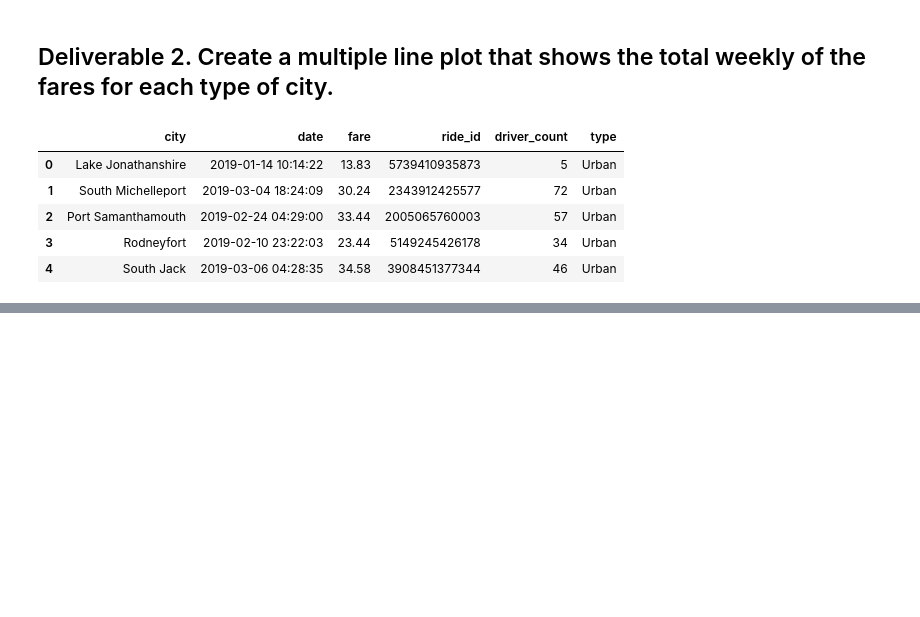
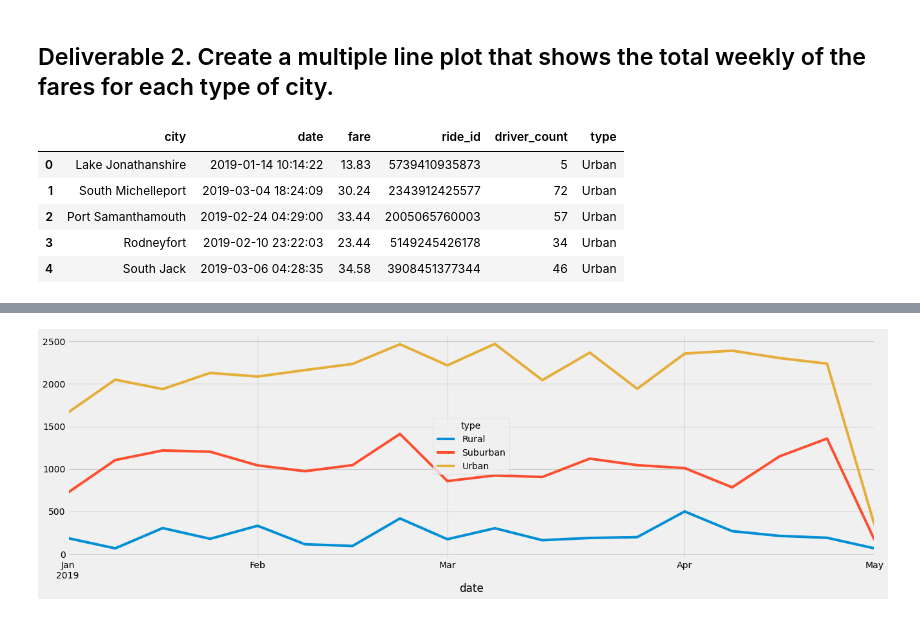
Before and after one commit to sechiller/PyBer_Analysis, a Jupyter notebook: PyBer_Analysis/PyBer_Challenge.ipynb, the cells around one changed output, grey strips where cells are left out. Saved outputs shown, nothing was run; the diff lists cells and outputs as text; code cells hidden in the pictures; blank space fills up the shorter version.

```diff
--- a/PyBer_Analysis/PyBer_Challenge.ipynb
+++ b/PyBer_Analysis/PyBer_Challenge.ipynb
@@ -156,3 +149,5 @@ sum_fare_type_date
 # %%
 # 3. Reset the index on the DataFrame you created in #1. This is needed to use the 'pivot()' function.
 # df = df.reset_index()
+sum_fare_type_date = sum_fare_type_date.reset_index()
+sum_fare_type_date.head()
@@ -159,3 +161,5 @@ sum_fare_type_date
 # %%
 # 4. Create a pivot table with the 'date' as the index, the columns ='type', and values='fare'
 # to get the total fares for each type of city by the date.
+fare_type_date_pivot = sum_fare_type_date.pivot(index="date", columns="type", values="fare")
+fare_type_date_pivot.head()
@@ -162,2 +174,4 @@ sum_fare_type_date
 # %%
 # 5. Create a new DataFrame from the pivot table DataFrame using loc on the given dates, '2019-01-01':'2019-04-29'.
+fare_type_Jan_April = fare_type_date_pivot.loc['2019-01-01':'2019-04-29']
+fare_type_Jan_April.head()
@@ -169,2 +198,4 @@ sum_fare_type_date
 # %%
 # 8. Create a new DataFrame using the "resample()" function by week 'W' and get the sum of the fares for each week.
+weekly_fare_type = fare_type_Jan_April.resample('W').sum()
+weekly_fare_type.head(10)
@@ -171,7 +215,9 @@ sum_fare_type_date
 # %%
 # 8. Using the object-oriented interface method, plot the resample DataFrame using the df.plot() function.
-
+weekly_fares = weekly_fare_type.plot(figsize = (20,6))
 # Import the style from Matplotlib.
 from matplotlib import style
 # Use the graph style fivethirtyeight.
 style.use('fivethirtyeight')
+# %% [output]
+[figure, added]
```
Also changed, not shown: parts of 7 cells of this notebook, 1 other file.
